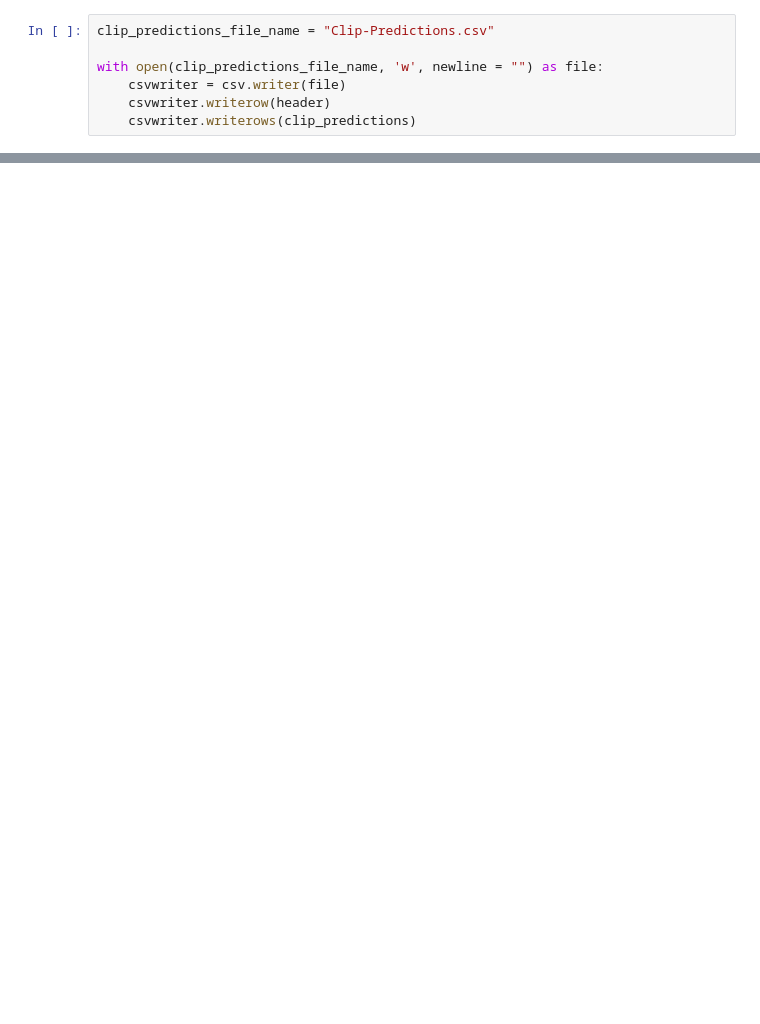
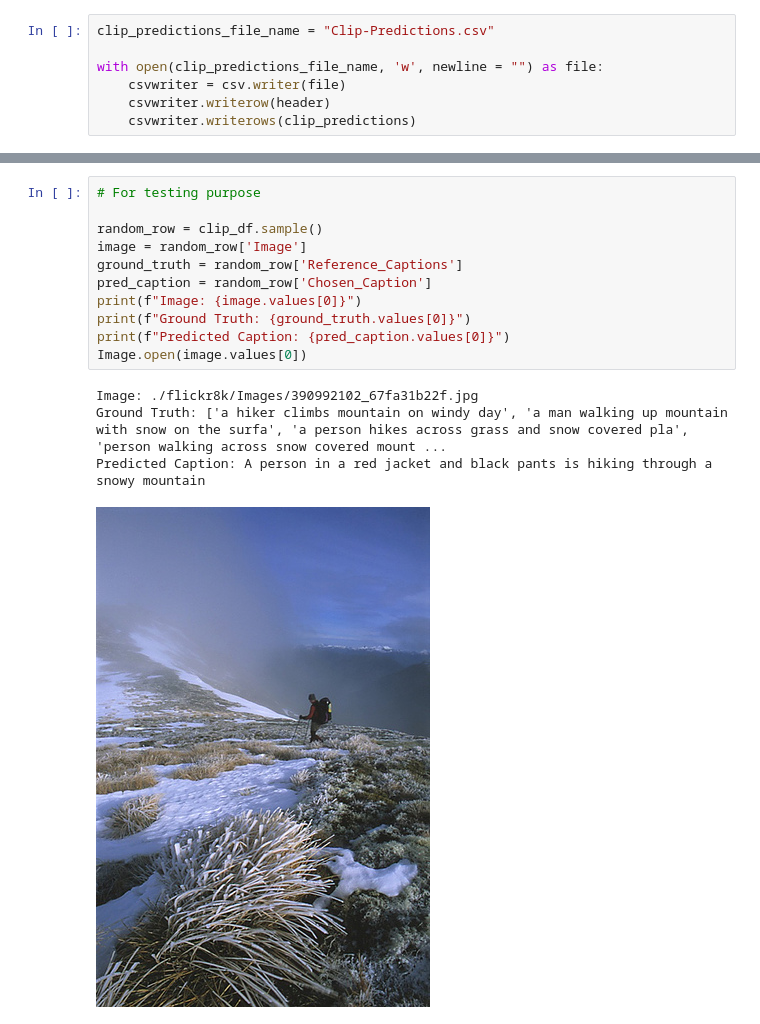
Before and after one commit to Bhavil-Ahuja/From-Vision-to-Understanding-Ensemble-Learning-and-CLIP-Fusion-in-Image-Captioning-Models, a Jupyter notebook: clip-ensemble.ipynb, the cells around one changed output, grey strips where cells are left out. Saved outputs shown, nothing was run; the diff lists cells and outputs as text; blank space fills up the shorter version.

Commit message:
added completely built clip model

```diff
--- a/clip-ensemble.ipynb
+++ b/clip-ensemble.ipynb
@@ -173,0 +221,16 @@ print(f'RougeL: Precision = {obj["rougeL"][0] * 100 / size}, Recall = {obj["roug
+# %%
+# For testing purpose
+
+random_row = clip_df.sample()
+image = random_row['Image']
+ground_truth = random_row['Reference_Captions']
+pred_caption = random_row['Chosen_Caption']
+print(f"Image: {image.values[0]}")
+print(f"Ground Truth: {ground_truth.values[0]}")
+print(f"Predicted Caption: {pred_caption.values[0]}")
+Image.open(image.values[0])
+# %% [output]
+Image: ./flickr8k/Images/390992102_67fa31b22f.jpg
+Ground Truth: ['a hiker climbs mountain on windy day', 'a man walking up mountain with snow on the surfa', 'a person hikes across grass and snow covered pla', 'person walking across snow covered mount ...
+Predicted Caption: A person in a red jacket and black pants is hiking through a snowy mountain
+[figure, added]
```
Also changed, not shown: parts of 11 cells of this notebook, 25 other files.
